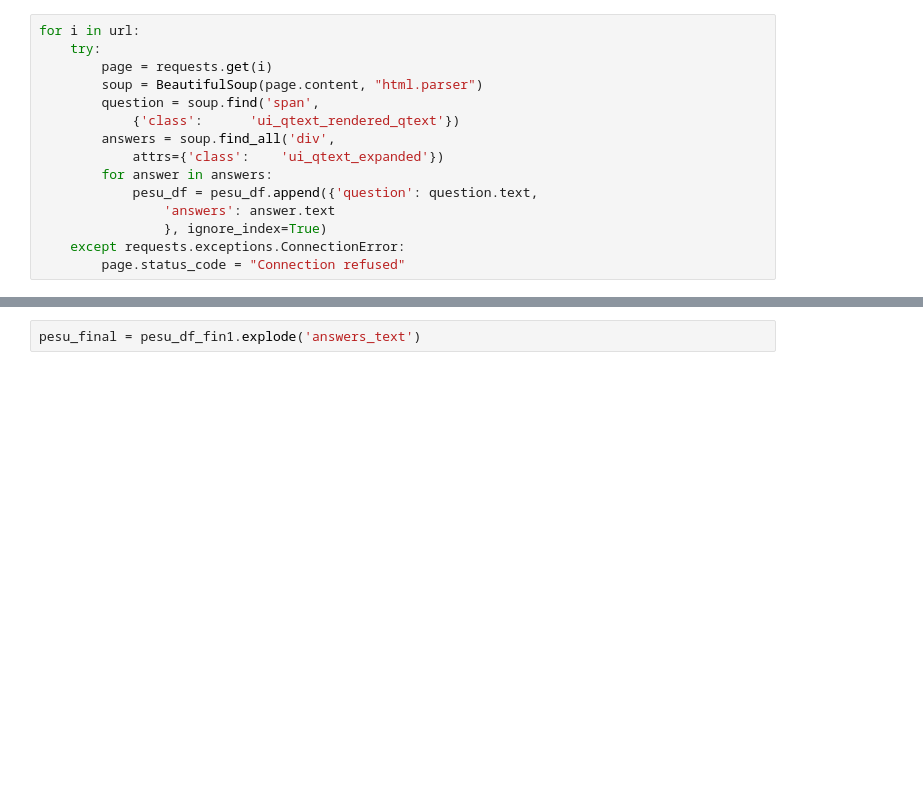
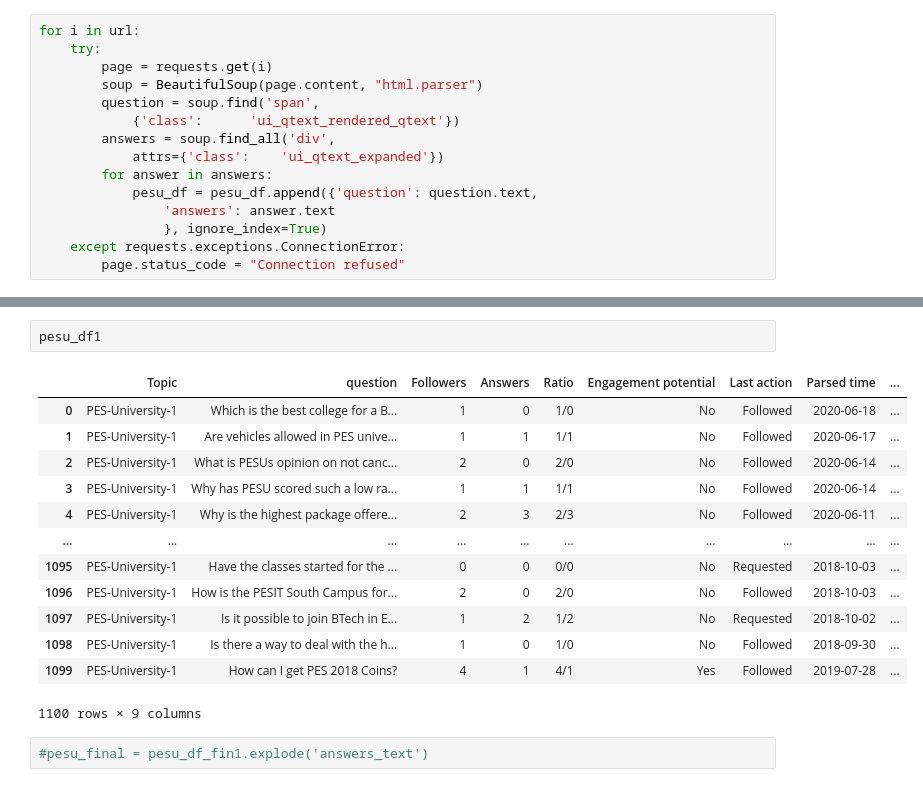
Before and after one commit to urmikakasi/UniversityRanking, a Jupyter notebook: Scraping/Quora/Quora_scraping.ipynb, the cells around one changed output, grey strips where cells are left out. Cells and saved outputs as stored; diff of their text form; blank space fills up the shorter version.

```diff
--- a/Scraping/Quora/Quora_scraping.ipynb
+++ b/Scraping/Quora/Quora_scraping.ipynb
@@ -45,2 +55,18 @@ pesu_df_fin1
+# %%
+pesu_df1
+# %% [output]
+|  | Topic | question | Followers | Answers | Ratio | Engagement potential | Last action | Parsed time | ... |
+| 0 | PES-University-1 | Which is the best college for a B... | 1 | 0 | 1/0 | No | Followed | 2020-06-18 | ... |
+| 1 | PES-University-1 | Are vehicles allowed in PES unive... | 1 | 1 | 1/1 | No | Followed | 2020-06-17 | ... |
+| 2 | PES-University-1 | What is PESUs opinion on not canc... | 2 | 0 | 2/0 | No | Followed | 2020-06-14 | ... |
+| 3 | PES-University-1 | Why has PESU scored such a low ra... | 1 | 1 | 1/1 | No | Followed | 2020-06-14 | ... |
+| 4 | PES-University-1 | Why is the highest package offere... | 2 | 3 | 2/3 | No | Followed | 2020-06-11 | ... |
+| ... | ... | ... | ... | ... | ... | ... | ... | ... | ... |
+| 1095 | PES-University-1 | Have the classes started for the ... | 0 | 0 | 0/0 | No | Requested | 2018-10-03 | ... |
+| 1096 | PES-University-1 | How is the PESIT South Campus for... | 2 | 0 | 2/0 | No | Followed | 2018-10-03 | ... |
+| 1097 | PES-University-1 | Is it possible to join BTech in E... | 1 | 2 | 1/2 | No | Requested | 2018-10-02 | ... |
+| 1098 | PES-University-1 | Is there a way to deal with the h... | 1 | 0 | 1/0 | No | Followed | 2018-09-30 | ... |
+| 1099 | PES-University-1 | How can I get PES 2018 Coins? | 4 | 1 | 4/1 | Yes | Followed | 2019-07-28 | ... |
+1100 rows × 9 columns
 # %%
-pesu_final = pesu_df_fin1.explode('answers_text')
+#pesu_final = pesu_df_fin1.explode('answers_text')
```
Also changed, not shown: parts of 19 cells of this notebook, 6 other files.
